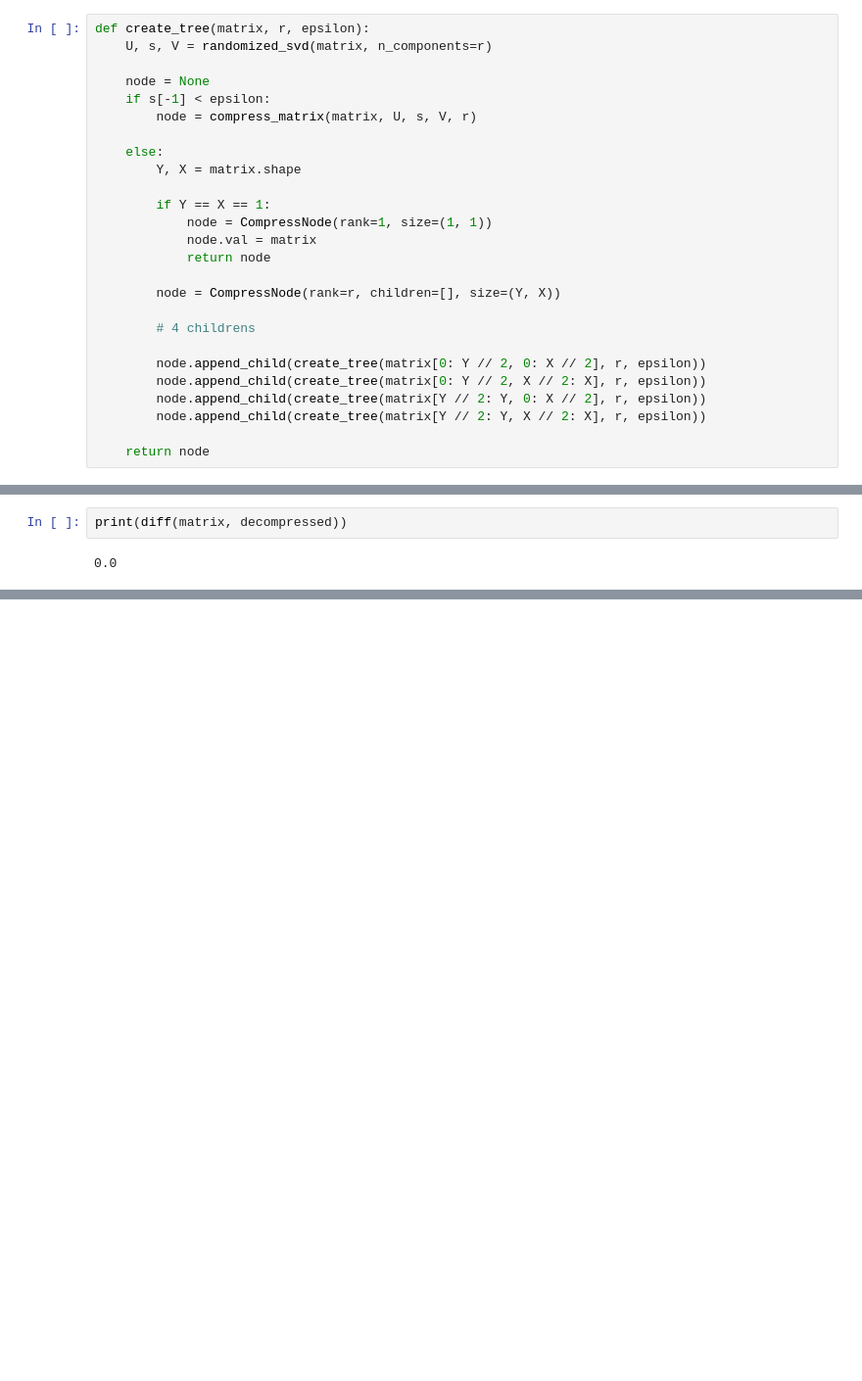
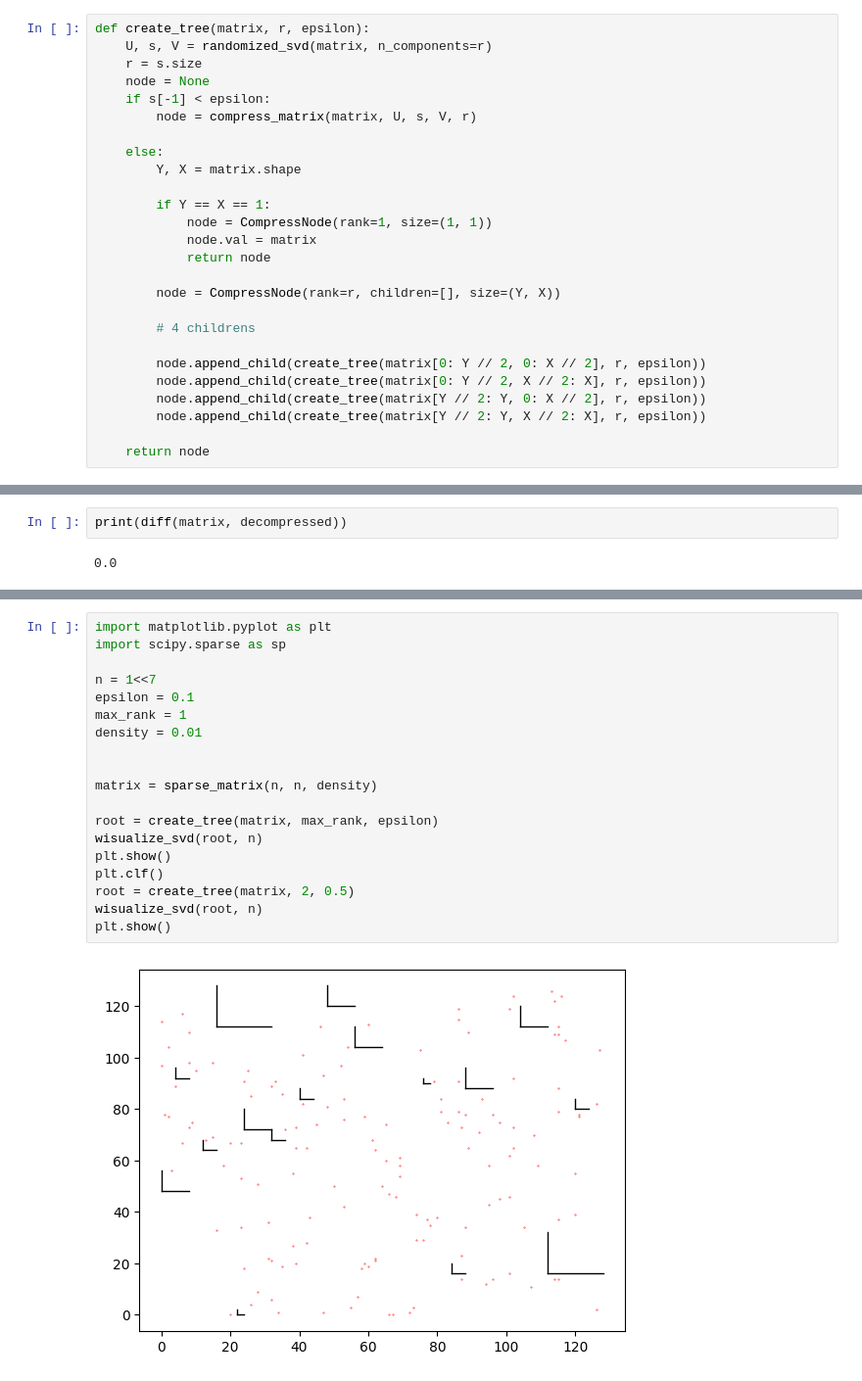
Before and after one commit to szymont18/matrix-algorithm, a Jupyter notebook: Lab3/Laboratorium 3 - Python.ipynb, the cells around one changed output, grey strips where cells are left out. Shown at 98% size. Drawn from its saved outputs; the diff is of its cells as text; blank space fills up the shorter version.

```diff
--- a/Lab3/Laboratorium 3 - Python.ipynb
+++ b/Lab3/Laboratorium 3 - Python.ipynb
@@ -42,7 +42,7 @@ def compress_matrix(matrix, U, s, V, r):
 # %%
 def create_tree(matrix, r, epsilon):
     U, s, V = randomized_svd(matrix, n_components=r)
-
+    r = s.size
     node = None
     if s[-1] < epsilon:
         node = compress_matrix(matrix, U, s, V, r)
@@ -153,0 +206,21 @@ print(diff(matrix, decompressed))
+# %%
+import matplotlib.pyplot as plt
+import scipy.sparse as sp
+
+n = 1<<7
+epsilon = 0.1
+max_rank = 1
+density = 0.01
+
+
+matrix = sparse_matrix(n, n, density)
+
+root = create_tree(matrix, max_rank, epsilon)
+wisualize_svd(root, n)
+plt.show()
+plt.clf()
+root = create_tree(matrix, 2, 0.5)
+wisualize_svd(root, n)
+plt.show()
+# %% [output]
+[figure, new version]
```
Also changed, not shown: parts of 14 cells of this notebook, 11 other files.
